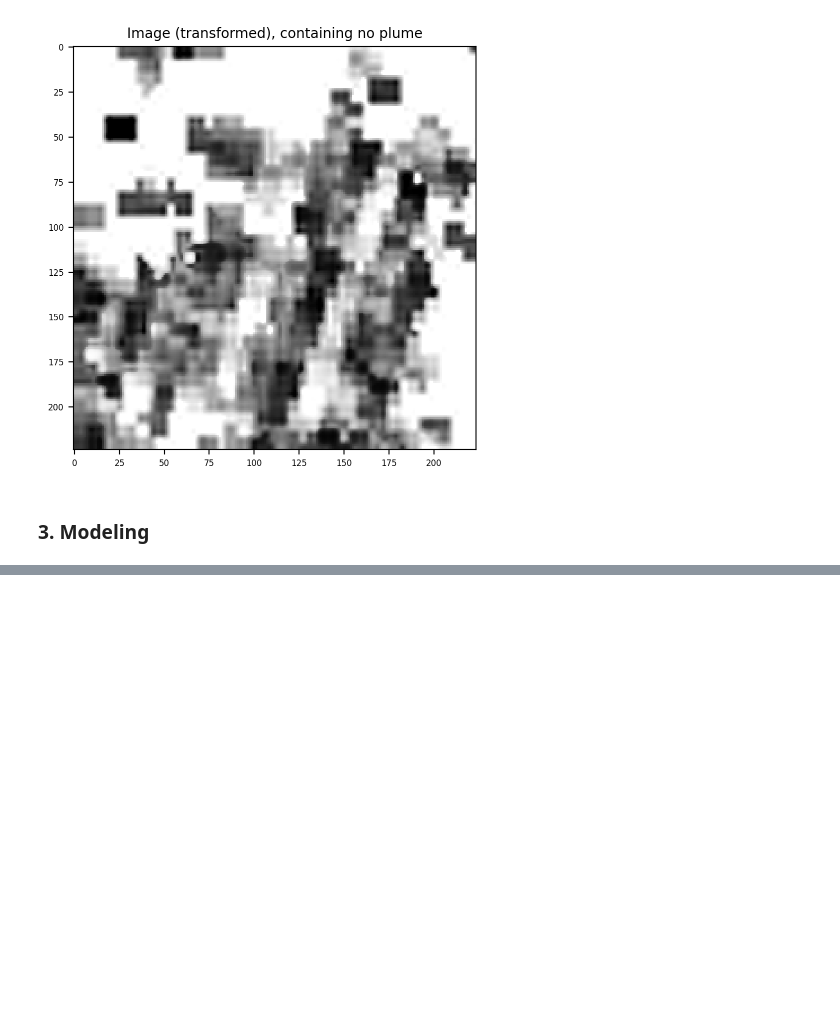
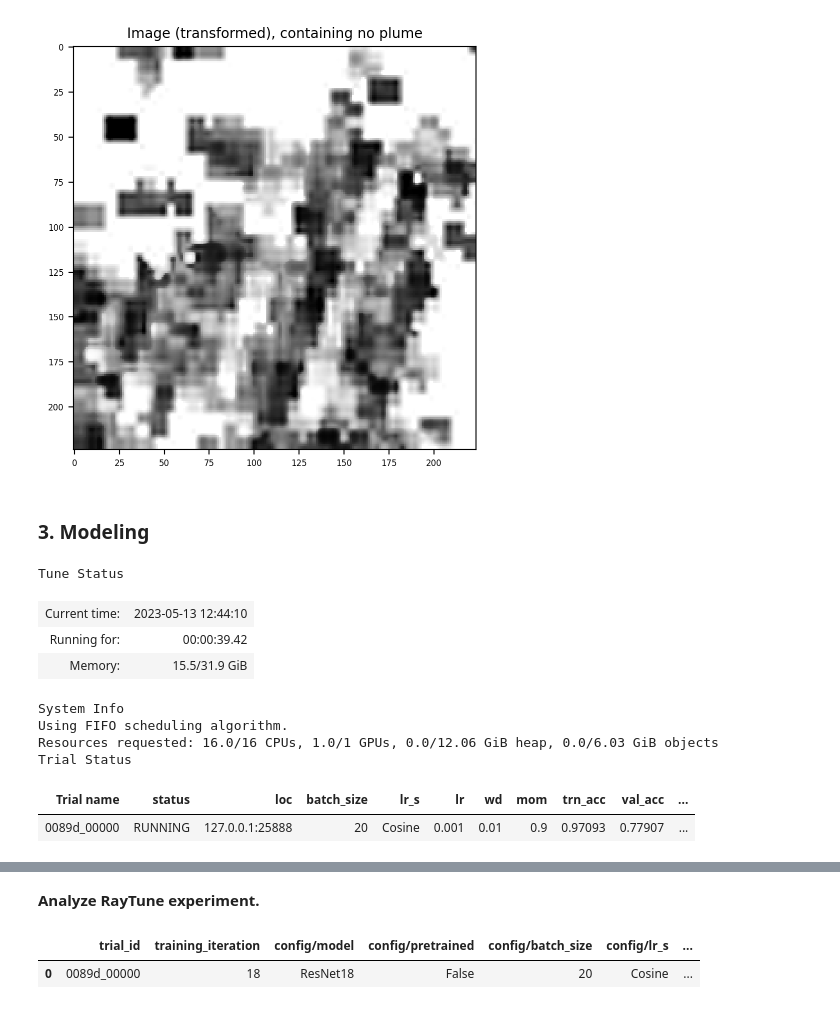
Before and after one commit to adel-R/QB-AI-for-Good, a Jupyter notebook: 1_Modeling.ipynb, the cells around one changed output, grey strips where cells are left out. Cells and saved outputs as stored; diff of their text form; code cells hidden in the pictures; blank space fills up the shorter version.

```diff
--- a/1_Modeling.ipynb
+++ b/1_Modeling.ipynb
@@ -118,3 +121,57 @@ images/no_plume/20230305_methane_mixing_ratio_id_2384.tif
 [figure]
 # %% [markdown]
 ### 3. Modeling
+# %%
+# where to save trial results to
+ray_path = os.path.normpath(os.getcwd()).replace("\\", "/") +"/ray_results/"
+if not os.path.isdir(ray_path):
+    os.mkdir(ray_path)
+
+# ignore warnings that show in every raytune run
+import warnings
+warnings.simplefilter(action = "ignore", category = np.VisibleDeprecationWarning)
+# %%
+# tunable hyperparameter search space --> search using tune.choice([]), tune.uniform(lower, upper), tune.grid_search([])
+config = {
+    # basic infos
+    "max_epochs": tune.grid_search([10, 20, 50]),
+    "batch_size": tune.grid_search([4, 8, 16]),
+    "dir": os.path.normpath(os.getcwd()).replace("\\", "/"),
+    "verbose": False,
+
+    # model
+    "model": tune.grid_search(["ResNet18", "ResNet34"]),
+    "pretrained": tune.grid_search([False, True]),
+
+    # scheduler
+    "lr_s": "Cosine", # StepLR decreases learning rate every 10 epochs by factor of 10
+
+    # optimizer
+    "lr":   tune.grid_search([1e-2, 5e-3, 1e-3])
+    "wd":   1e-2,
+    "mom":  0.9,
+
+    # loss function
+    "criterion": "BCE"
+}
+# %%
+# how many trials to run (if grid_search utilized, it will run this number per grid_search value)
+num_samples = 1
+
+# run experiment
+result_grid = modeling.run_ray_experiment(
+    modeling.ray_trainable, config, ray_path, num_samples,
+    metric_columns = ["trn_acc", "val_acc", "training_iteration"],
+    parameter_columns = ["batch_size", "lr_s", "lr", "wd", "mom"]
+)
+# %% [output]
+Tune Status
+| Current time: | 2023-05-13 12:44:10 |
+| Running for: | 00:00:39.42 |
+| Memory: | 15.5/31.9 GiB |
+System Info
+Using FIFO scheduling algorithm.
+Resources requested: 16.0/16 CPUs, 1.0/1 GPUs, 0.0/12.06 GiB heap, 0.0/6.03 GiB objects
+Trial Status
+| Trial name | status | loc | batch_size | lr_s | lr | wd | mom | trn_acc | val_acc | ... |
+| 0089d_00000 | RUNNING | 127.0.0.1:25888 | 20 | Cosine | 0.001 | 0.01 | 0.9 | 0.97093 | 0.77907 | ... |
@@ -120,0 +179,2 @@ images/no_plume/20230305_methane_mixing_ratio_id_2384.tif
+# %% [markdown]
+**Analyze RayTune experiment.**
@@ -120,0 +183,20 @@ images/no_plume/20230305_methane_mixing_ratio_id_2384.tif
+# %%
+# get best N trials in this experiment (highest validation accuracy [averaged across 4 folds])
+N = 10
+best_result_df = result_grid.get_dataframe(
+    filter_metric="val_acc", filter_mode="max"
+)
+best_result_df = best_result_df[["trial_id", "training_iteration",
+                                 "config/model", "config/pretrained", "config/batch_size",
+                                 "config/lr_s", "config/lr", "config/wd", "config/mom",
+                                 "trn_loss", "val_loss", "trn_acc", "val_acc"]]
+
+best_result_df = best_result_df.sort_values(by=["val_acc"], ascending = False)
+
+if len(result_grid) > N:
+    best_result_df = best_result_df.head(N)
+
+best_result_df
+# %% [output]
+|  | trial_id | training_iteration | config/model | config/pretrained | config/batch_size | config/lr_s | ... |
+| 0 | 0089d_00000 | 18 | ResNet18 | False | 20 | Cosine | ... |
```
Also changed, not shown: parts of 5 cells of this notebook, 38 other files.
